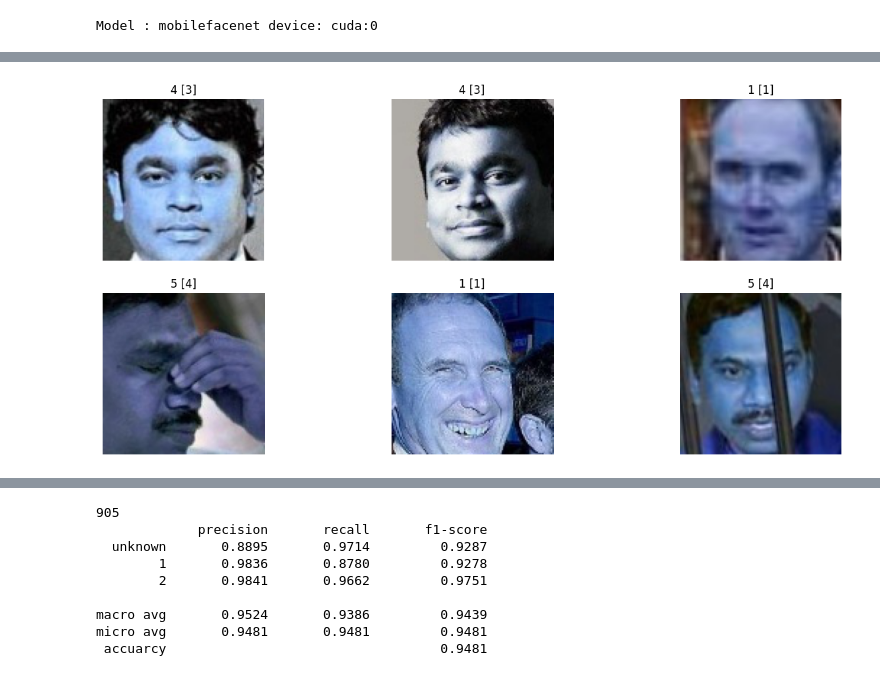
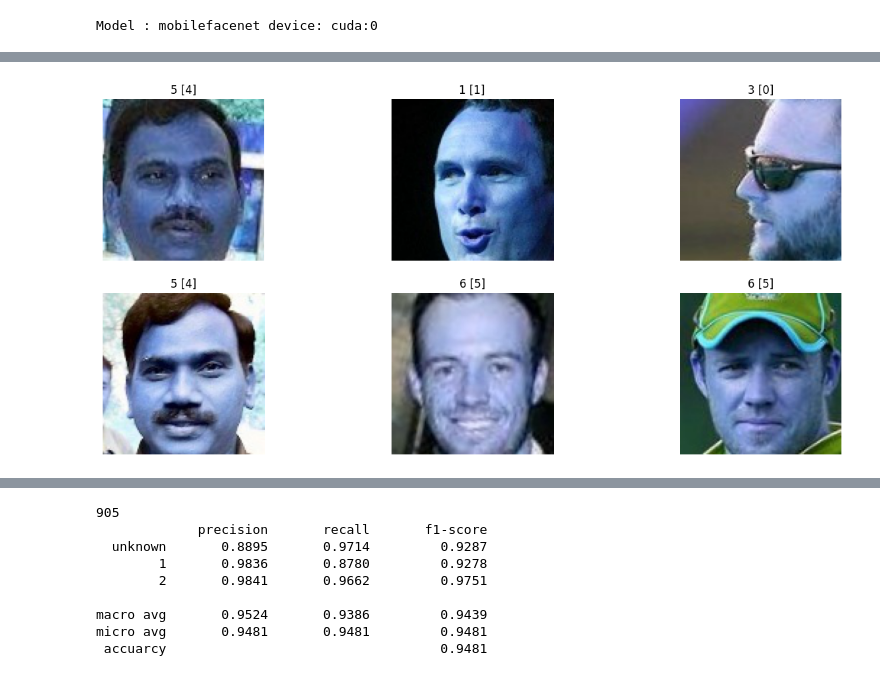
Before and after one commit to ictseoyoungmin/BoN_Lab, a Jupyter notebook: BoN_ard_pytorch.ipynb, the cells around one changed output, grey strips where cells are left out. Saved outputs shown, nothing was run; the diff lists cells and outputs as text; code cells hidden in the pictures.

```diff
--- a/BoN_ard_pytorch.ipynb
+++ b/BoN_ard_pytorch.ipynb
@@ -527,7 +573,7 @@ train loss : 0.5211612105369567 train acc : 0.5822033882141113
 # %%
-samples = sample_from_derectory(labels=['3','1','2','4','5'])
+samples = sample_from_derectory(labels=['3','1','2','4','5','6','7'])
 # %% [output]
-[figure, old version]
+[figure, new version]
 # %%
 import time
 t = time.time()
```
Also changed, not shown: parts of 14 cells of this notebook, 1 other file.
